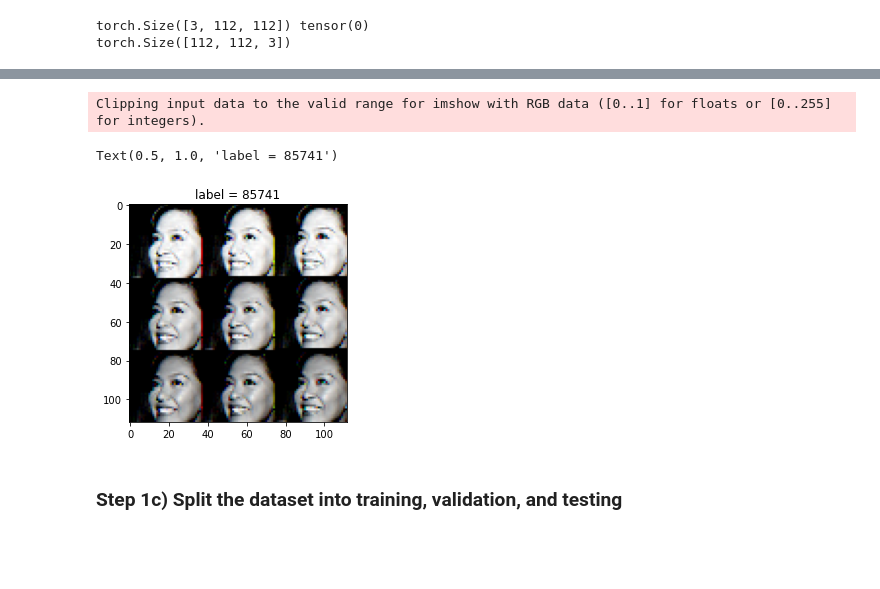
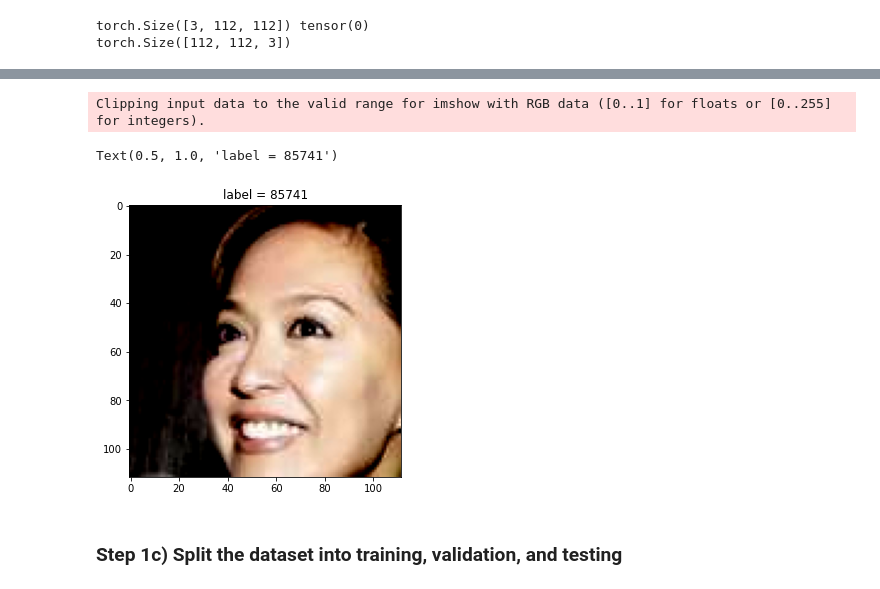
Before and after one commit to subirkumarparida/ElasticFace, a Jupyter notebook: training.ipynb, the cells around one changed output, grey strips where cells are left out. Saved outputs shown, nothing was run; the diff lists cells and outputs as text; code cells hidden in the pictures; blank space fills up the shorter version.

```diff
--- a/training.ipynb
+++ b/training.ipynb
@@ -150,6 +150,8 @@ len(dataset)
 # d_test = dataset[5:]
 # %% [markdown]
 ### Step 1b) Visualize the dataset
+# %%
+plt.rcParams["figure.figsize"] = (5, 5)
 # %%
 img, label = dataset[0]
 print(img.shape, label)
@@ -169,13 +171,14 @@ Text(0.5, 1.0, 'label = 0')
 # %%
 img, label = dataset[5822652]
-img = torch.reshape(img, (112, 112, 3))
+#img = torch.reshape(img, (112, 112, 3))
+img = torch.permute(img, (1, 2, 0))
 
 plt.imshow(img)
 plt.title('label = ' + str(label.item()))
 # %% [output]
 Clipping input data to the valid range for imshow with RGB data ([0..1] for floats or [0..255] for integers).
 Text(0.5, 1.0, 'label = 85741')
-[figure, old version]
+[figure, new version]
 # %% [markdown]
 ### Step 1c) Split the dataset into training, validation, and testing
 # %%
```
Also changed, not shown: parts of 31 cells of this notebook.
